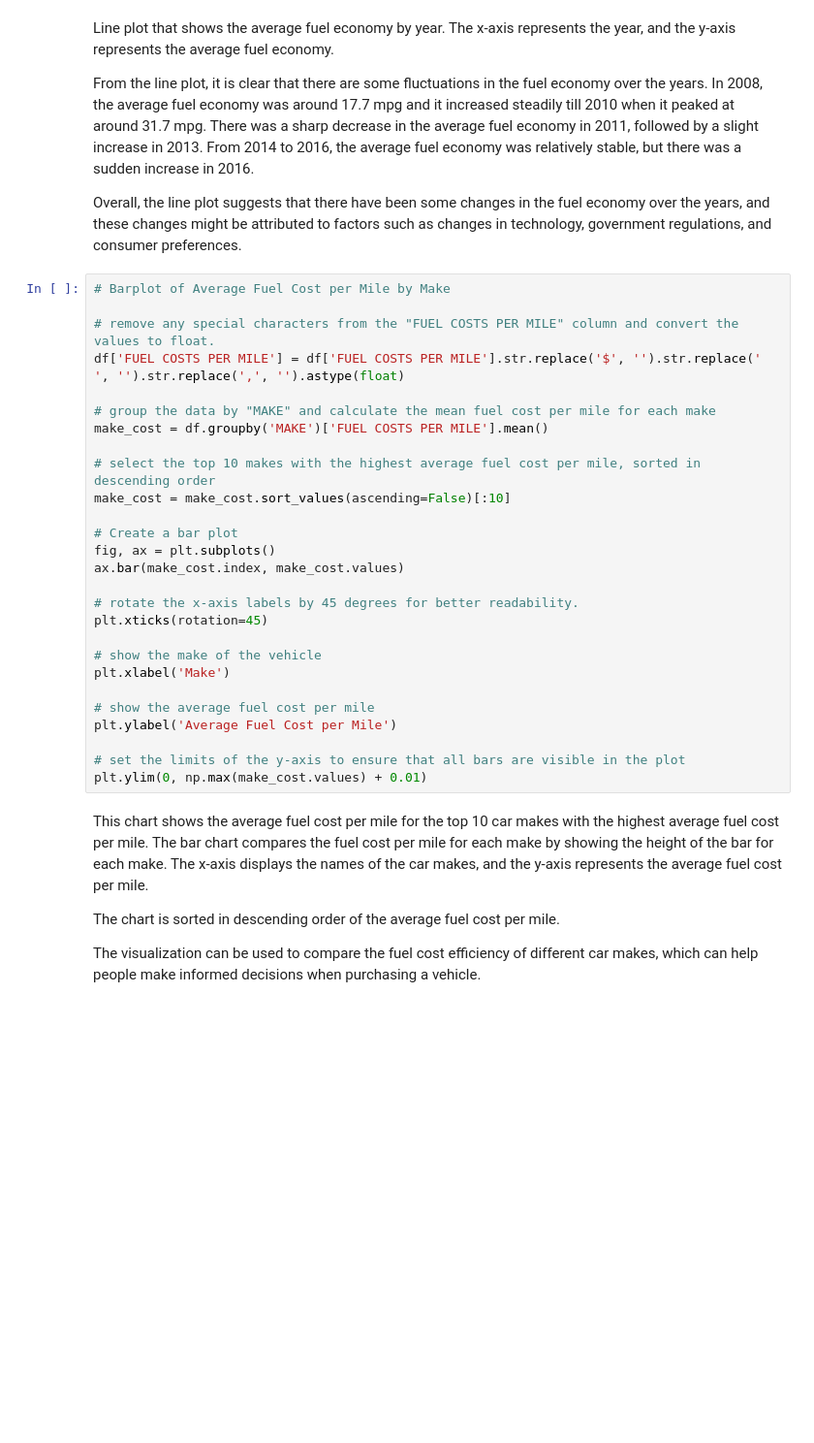
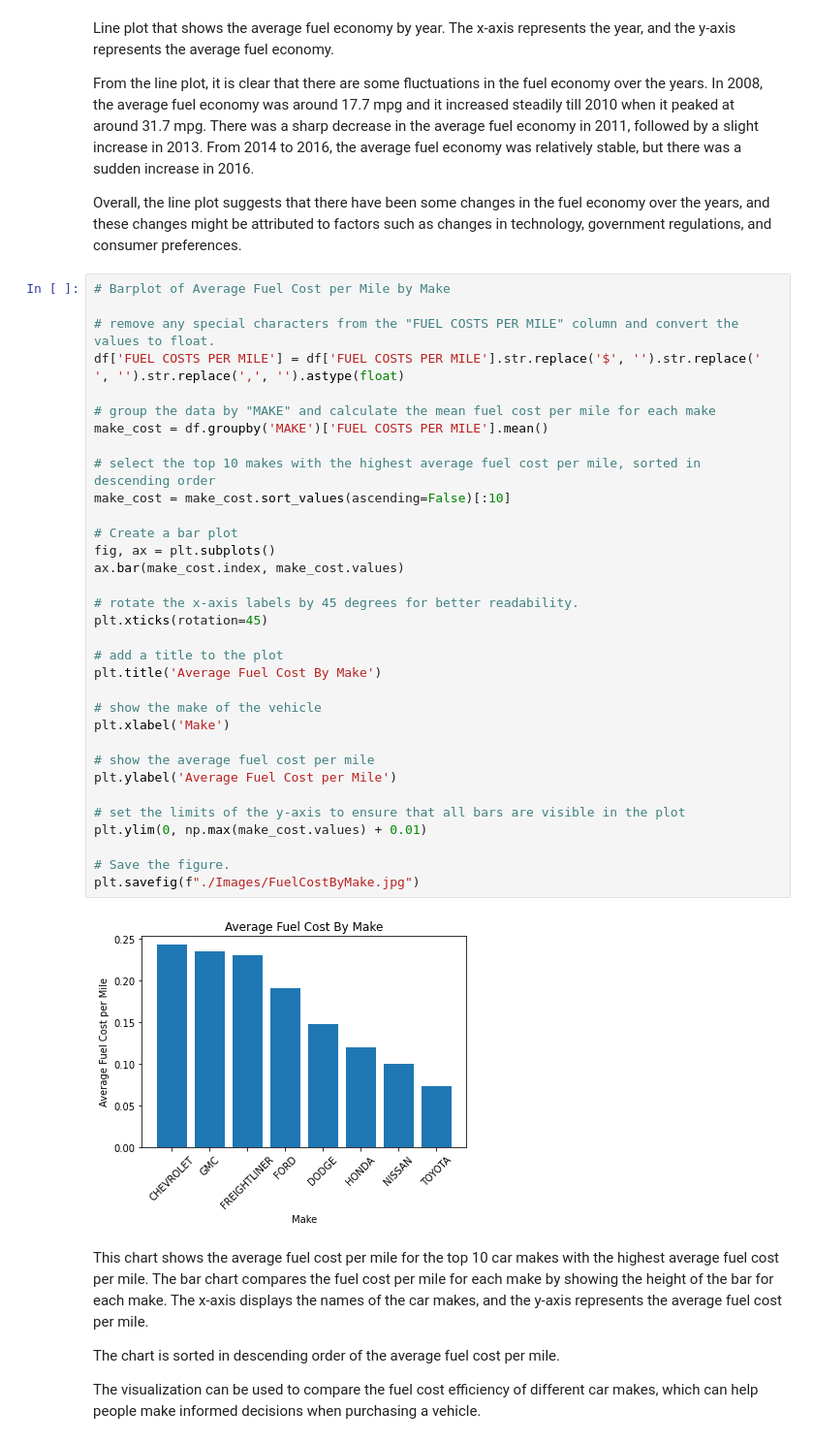
Before and after one commit to RichieGarafola/FuelEfficiency, a Jupyter notebook: FuelEfficiencyAnalysis.ipynb, the cells around one changed output. Shown at 97% size. Drawn from its saved outputs; the diff is of its cells as text; blank space fills up the shorter version.

```diff
--- a/FuelEfficiencyAnalysis.ipynb
+++ b/FuelEfficiencyAnalysis.ipynb
@@ -211,30 +357,38 @@ Overall, the line plot suggests that there have been some changes in the fuel ec
 # %%
 # Barplot of Average Fuel Cost per Mile by Make
 
 # remove any special characters from the "FUEL COSTS PER MILE" column and convert the values to float.
 df['FUEL COSTS PER MILE'] = df['FUEL COSTS PER MILE'].str.replace('$', '').str.replace(' ', '').str.replace(',', '').astype(float)
 
 # group the data by "MAKE" and calculate the mean fuel cost per mile for each make
 make_cost = df.groupby('MAKE')['FUEL COSTS PER MILE'].mean()
 
 # select the top 10 makes with the highest average fuel cost per mile, sorted in descending order
 make_cost = make_cost.sort_values(ascending=False)[:10]
 
 # Create a bar plot
 fig, ax = plt.subplots()
 ax.bar(make_cost.index, make_cost.values)
 
 # rotate the x-axis labels by 45 degrees for better readability.
 plt.xticks(rotation=45)
 
+# add a title to the plot
+plt.title('Average Fuel Cost By Make')
+
 # show the make of the vehicle
 plt.xlabel('Make')
 
 # show the average fuel cost per mile
 plt.ylabel('Average Fuel Cost per Mile')
 
 # set the limits of the y-axis to ensure that all bars are visible in the plot
 plt.ylim(0, np.max(make_cost.values) + 0.01)
+
+# Save the figure.
+plt.savefig(f"./Images/FuelCostByMake.jpg")
+# %% [output]
+[figure, added]
 # %% [markdown]
 This chart shows the average fuel cost per mile for the top 10 car makes with the highest average fuel cost per mile.
 The bar chart compares the fuel cost per mile for each make by showing the height of the bar for each make.
```
Also changed, not shown: parts of 25 cells of this notebook.
